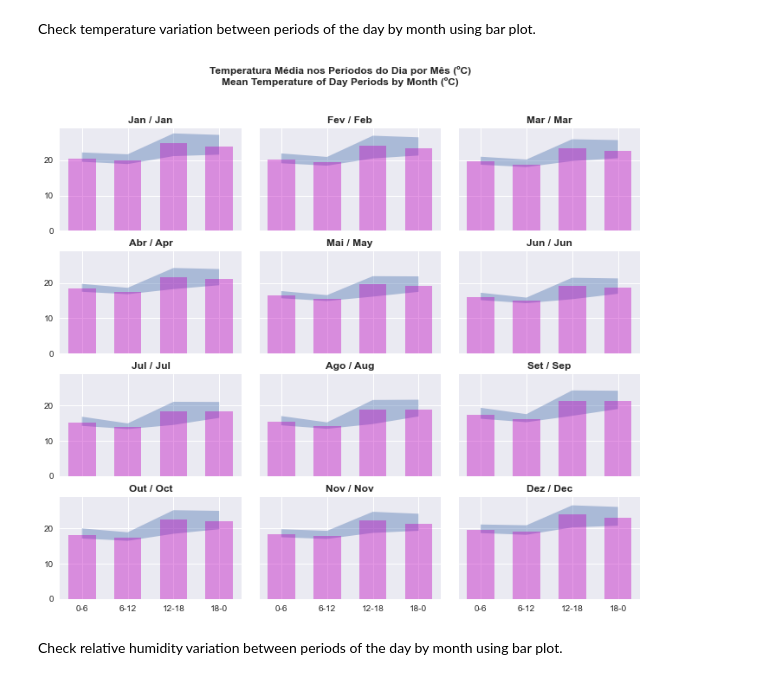
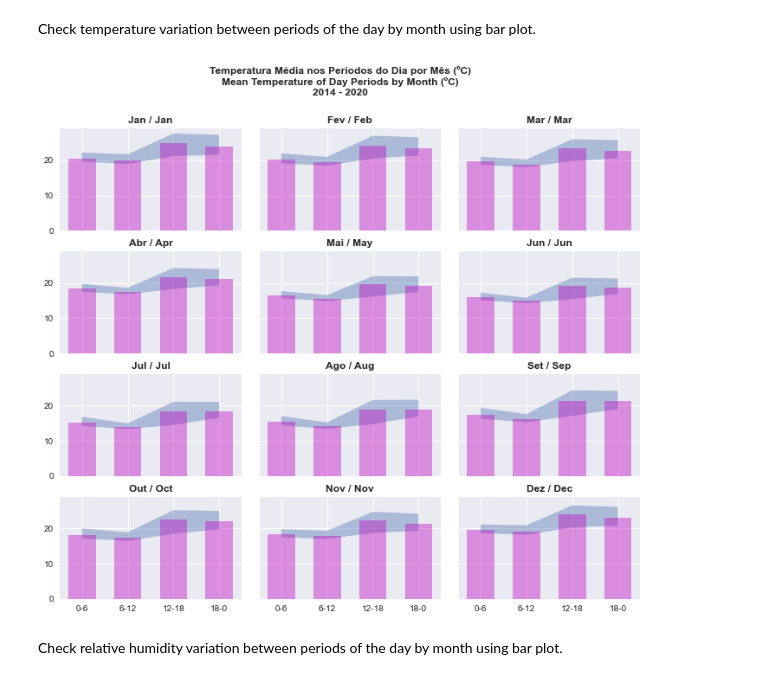
Before and after one commit to sjsilvabr/Utilities_Consumption, a Jupyter notebook: Weather_Notebook.ipynb, the cells around one changed output. Cells and saved outputs as stored; diff of their text form; code cells hidden in the pictures.

```diff
--- a/Weather_Notebook.ipynb
+++ b/Weather_Notebook.ipynb
@@ -226,7 +231,7 @@ def calculate_mean(m, d, t, col_):
     cm = df_weather[(df_weather['date'].dt.month==m) &
                    (df_weather['date'].dt.day==d) &
                    (df_weather['time_utc']==t) &
-                   (df_weather[col_]!=-9999)][col_].mean()
+                   (df_weather[col_]!=-9999)][col_].mean(skipna=True)
     return round(cm,1)
 
 # use apply to call the defined function when value is missing
@@ -352,37 +359,40 @@ Check temperature variation between periods of the day by month using bar plot.
 # define a dictionary for months
 months = {'Jan / Jan':1, 'Fev / Feb':2, 'Mar / Mar':3, 'Abr / Apr':4, 'Mai / May':5, 'Jun / Jun':6,
           'Jul / Jul':7, 'Ago / Aug':8, 'Set / Sep':9, 'Out / Oct':10, 'Nov / Nov':11, 'Dez / Dec':12}
 
 # define plot style
 plt.style.use('seaborn')
 
 # define axis label size
 plt.rc('xtick', labelsize=10)
 plt.rc('ytick', labelsize=10)
 
 # create the plot figure
 fig, axs = plt.subplots(4, 3, sharex=True, sharey=True, figsize=(12,10), gridspec_kw={'hspace':0.2,'wspace':0.1})
-fig.suptitle('Temperatura Média nos Períodos do Dia por Mês (ºC)\nMean Temperature of Day Periods by Month (ºC)',
-             fontweight=900)
+fig.suptitle('Temperatura Média nos Períodos do Dia por Mês (ºC)\nMean Temperature of Day Periods by Month (ºC)\n'+ \
+             str(min(df_weatherperiod['date'].dt.year)) + ' - ' + str(max(df_weatherperiod['date'].dt.year)), fontweight=900)
 
 # run a loop through axes and months
 for ax, m in zip(axs.flatten(), months):
     # select data
     df_plttmp = df_weatherperiod[df_weatherperiod['date'].dt.month==months[m]].\
                 groupby([df_weatherperiod['date'].dt.month, 'day_period']).mean().reset_index()
 
-    # create plot
+    # plot data
     ax.bar(df_plttmp['day_period'], df_plttmp['temp_mean'], width=0.6, color='m', alpha=0.4)
     ax.fill_between(df_plttmp['day_period'], df_plttmp['temp_min'], df_plttmp['temp_max'], alpha=0.4)
     ax.set_title(m, fontweight=550)
 
 # define x-ticks
 plt.xticks(df_plttmp['day_period'].unique(), ['0-6','6-12','12-18','18-0'])
 
+#save to file
+plt.savefig('./Images/Weather_Plot_01_Bar_Temp_DayPeriodMean.png', bbox_inches='tight')
+
 # show plot
 plt.show()
 # %% [output]
-[figure, old version]
+[figure, new version]
 # %% [markdown]
 Check relative humidity variation between periods of the day by month using bar plot.
 # %%
```
Also changed, not shown: parts of 30 cells of this notebook, 2 other files.
